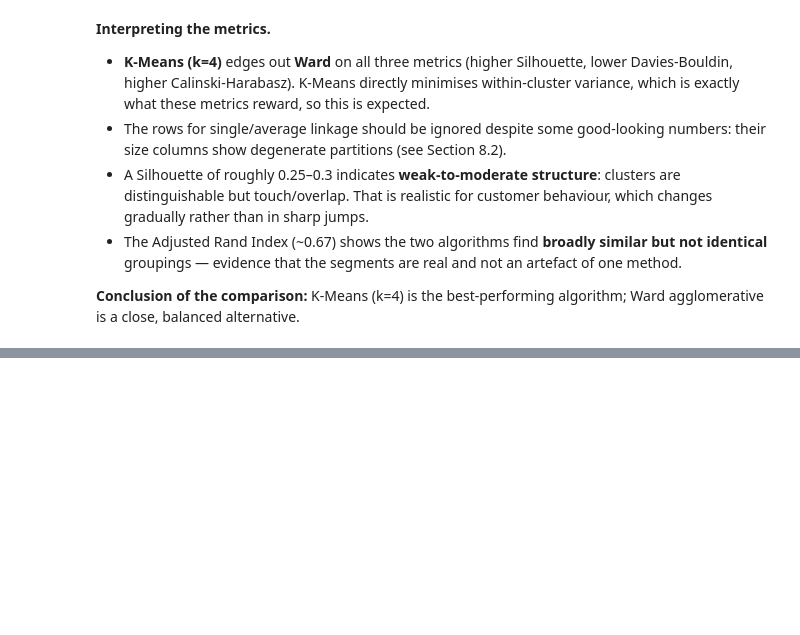
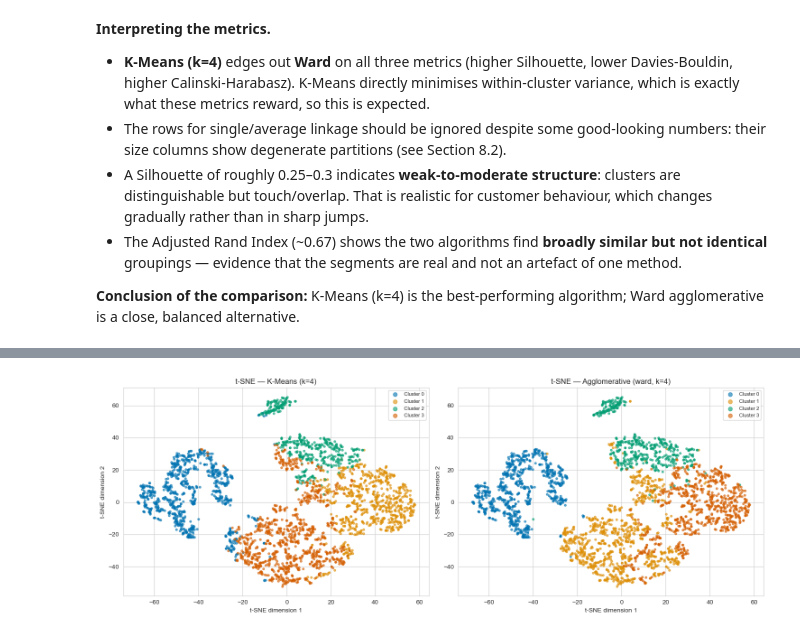
Before and after one commit to pragna100510/ML_Capstone, a Jupyter notebook: clustering/clustering.ipynb, the cells around one changed output, grey strips where cells are left out. Saved outputs shown, nothing was run; the diff lists cells and outputs as text; code cells hidden in the pictures; blank space fills up the shorter version.

```diff
--- a/clustering/clustering.ipynb
+++ b/clustering/clustering.ipynb
@@ -656,0 +696,15 @@ Adjusted Rand Index between K-Means and Agglomerative (ward): 0.674
+# %%
+rng = np.random.RandomState(RANDOM_STATE)
+sample_idx = rng.choice(len(X_scaled), size=min(3000, len(X_scaled)), replace=False)
+
+tsne = TSNE(n_components=2, perplexity=30, init="pca", random_state=RANDOM_STATE)
+X_tsne = tsne.fit_transform(X_scaled[sample_idx])
+
+fig, axes = plt.subplots(1, 2, figsize=(15, 5.5))
+plot_embedding(X_tsne, labels_kmeans[sample_idx], f"t-SNE — K-Means (k={K_FINAL})", "t-SNE dimension 1", "t-SNE dimension 2", ax=axes[0])
+plot_embedding(X_tsne, labels_agg[sample_idx], f"t-SNE — Agglomerative ({BEST_LINKAGE}, k={K_FINAL})", "t-SNE dimension 1", "t-SNE dimension 2", ax=axes[1])
+plt.tight_layout()
+plt.savefig("tsne_clusters.png", bbox_inches="tight")
+plt.show()
+# %% [output]
+[figure, added]
```
Also changed, not shown: parts of 14 cells of this notebook.
